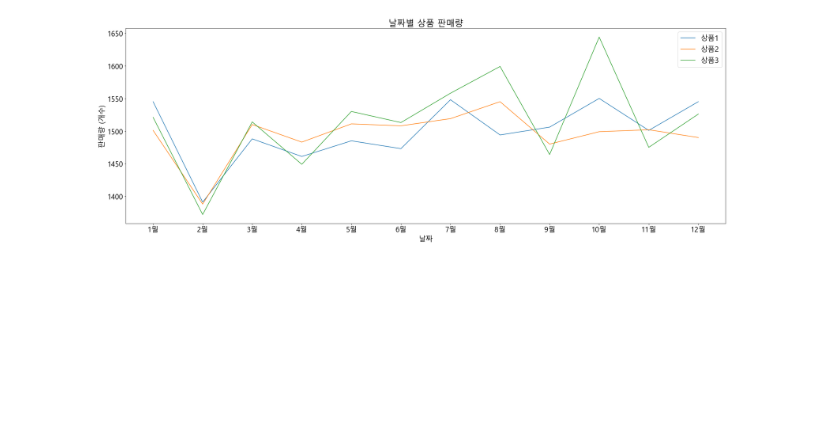
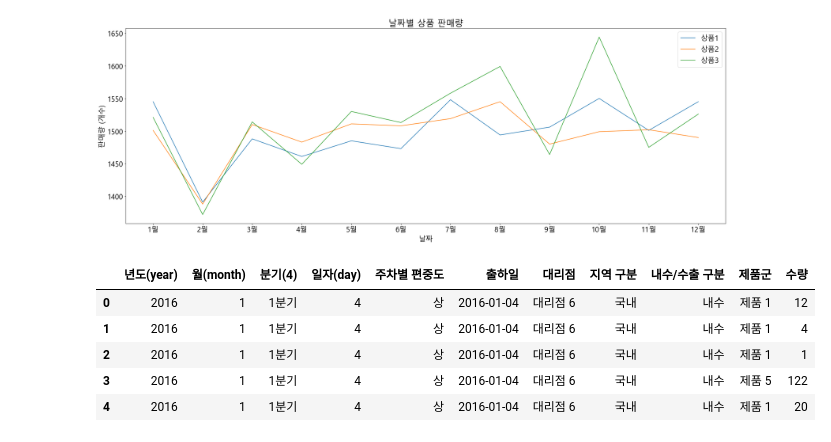
Before and after one commit to Huni0318/preprocessing, a Jupyter notebook: 07. 연습/practice1.ipynb, the cells around one changed output. Drawn from its saved outputs; the diff is of its cells as text; code cells hidden in the pictures; blank space fills up the shorter version.

```diff
--- a/07. 연습/practice1.ipynb
+++ b/07. 연습/practice1.ipynb
@@ -473,3 +473,13 @@ import numpy as np
 import matplotlib.pyplot as plt
 %matplotlib inline
 os.chdir(r'C:\Users\신상훈\Desktop\preprocessing\part-1.-데이터-핸들링\1. 데이터 핸들링\데이터')
+# %%
+df = pd.read_csv('판매실적통합본.csv', engine = 'python')
+df.head()
+# %% [output]
+|  | 년도(year) | 월(month) | 분기(4) | 일자(day) | 주차별 편중도 | 출하일 | 대리점 | 지역 구분 | 내수/수출 구분 | 제품군 | 수량 |
+| 0 | 2016 | 1 | 1분기 | 4 | 상 | 2016-01-04 | 대리점 6 | 국내 | 내수 | 제품 1 | 12 |
+| 1 | 2016 | 1 | 1분기 | 4 | 상 | 2016-01-04 | 대리점 6 | 국내 | 내수 | 제품 1 | 4 |
+| 2 | 2016 | 1 | 1분기 | 4 | 상 | 2016-01-04 | 대리점 6 | 국내 | 내수 | 제품 1 | 1 |
+| 3 | 2016 | 1 | 1분기 | 4 | 상 | 2016-01-04 | 대리점 6 | 국내 | 내수 | 제품 5 | 122 |
+| 4 | 2016 | 1 | 1분기 | 4 | 상 | 2016-01-04 | 대리점 6 | 국내 | 내수 | 제품 1 | 20 |
```
